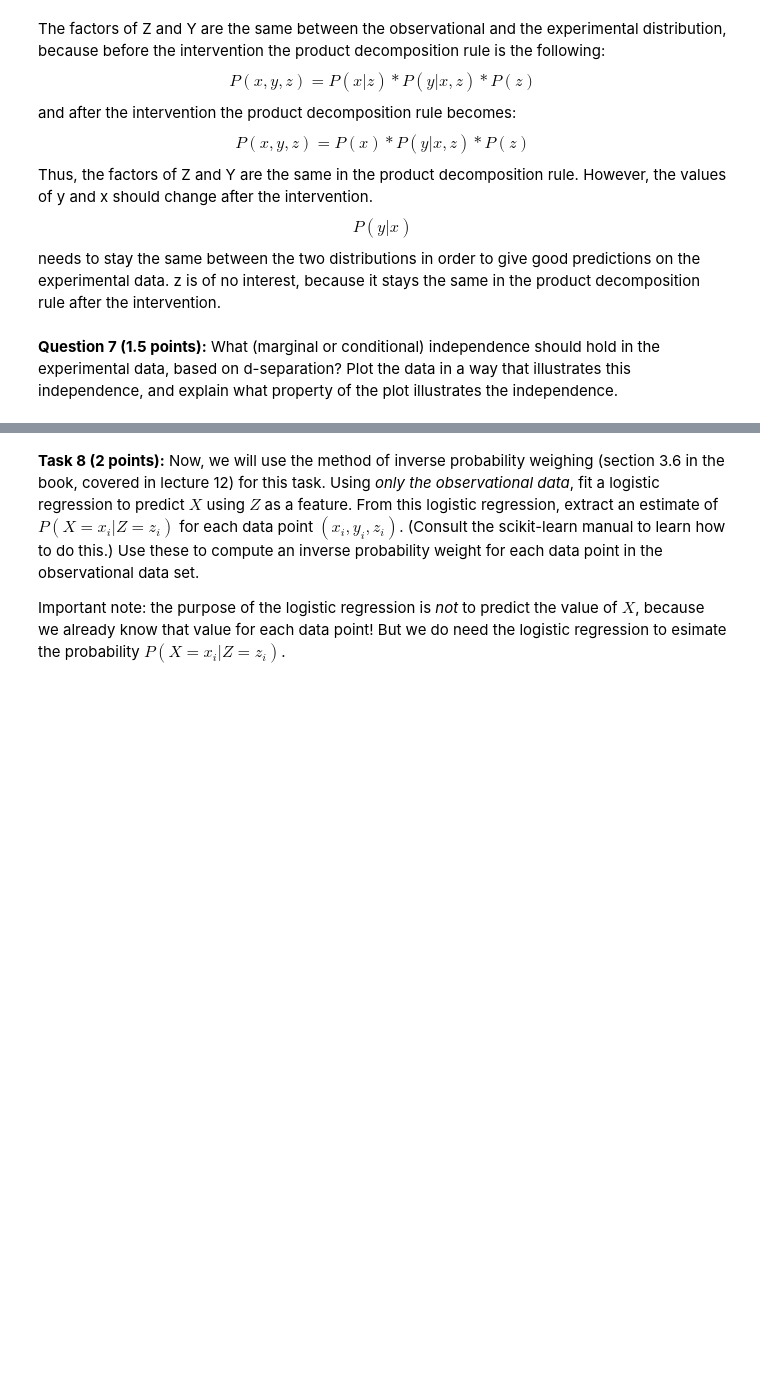
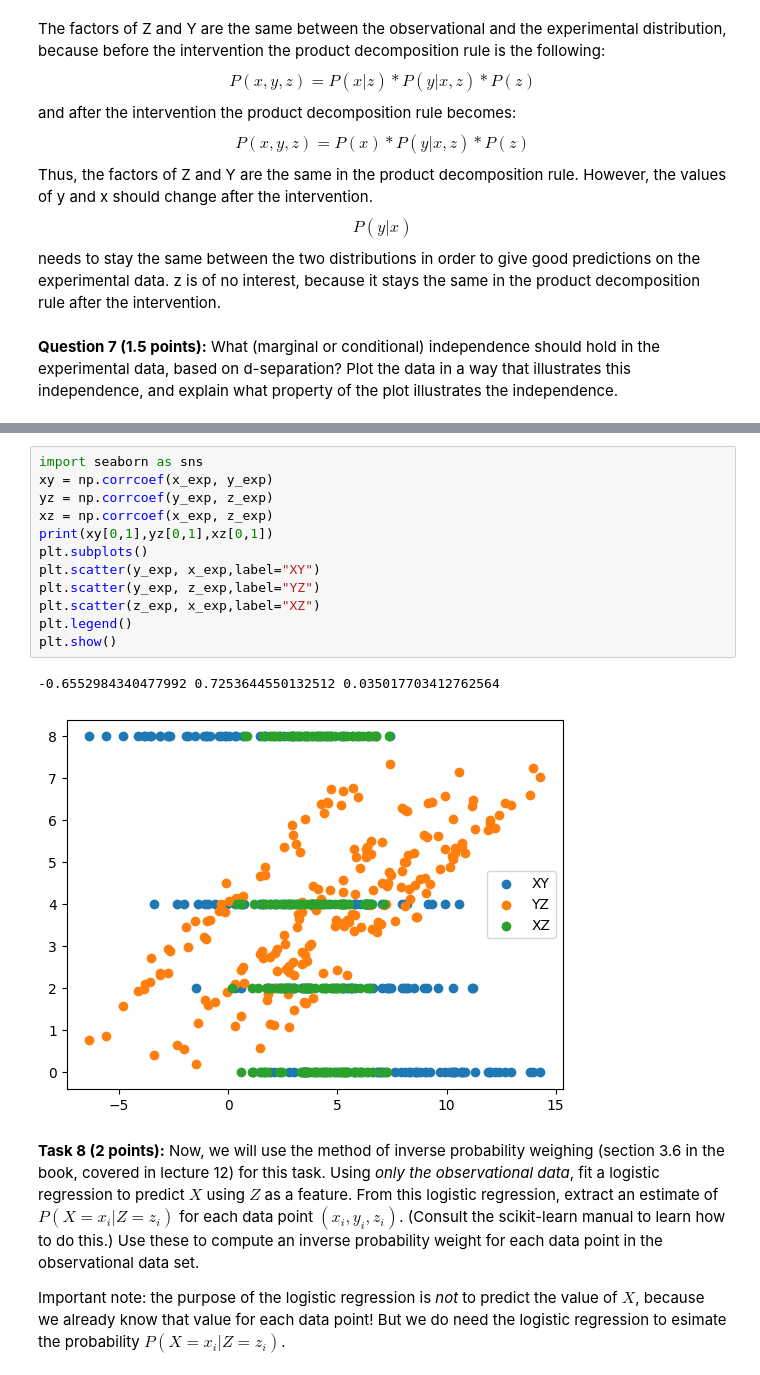
Before and after one commit to DatSplit/AML_Universiteit_Utrecht, a Jupyter notebook: Assignment 3/AML_assignment3.ipynb, the cells around one changed output, grey strips where cells are left out. Saved outputs shown, nothing was run; the diff lists cells and outputs as text; blank space fills up the shorter version.

```diff
--- a/Assignment 3/AML_assignment3.ipynb
+++ b/Assignment 3/AML_assignment3.ipynb
@@ -166,3 +155,18 @@ plt.show()
+# %%
+import seaborn as sns
+xy = np.corrcoef(x_exp, y_exp)
+yz = np.corrcoef(y_exp, z_exp)
+xz = np.corrcoef(x_exp, z_exp)
+print(xy[0,1],yz[0,1],xz[0,1])
+plt.subplots()
+plt.scatter(y_exp, x_exp,label="XY")
+plt.scatter(y_exp, z_exp,label="YZ")
+plt.scatter(z_exp, x_exp,label="XZ")
+plt.legend()
+plt.show()
+# %% [output]
+-0.6552984340477992 0.7253644550132512 0.035017703412762564
+[figure, added]
 # %% [markdown]
 **Task 8 (2 points):** Now, we will use the method of inverse probability weighing (section 3.6 in the book, covered in lecture 12) for this task. Using *only the observational data*, fit a logistic regression to predict $X$ using $Z$ as a feature. From this logistic regression, extract an estimate of $P(X=x_i|Z=z_i)$ for each data point $(x_i, y_i, z_i)$. (Consult the scikit-learn manual to learn how to do this.) Use these to compute an inverse probability weight for each data point in the observational data set.
 
```
Also changed, not shown: parts of 3 cells of this notebook.
